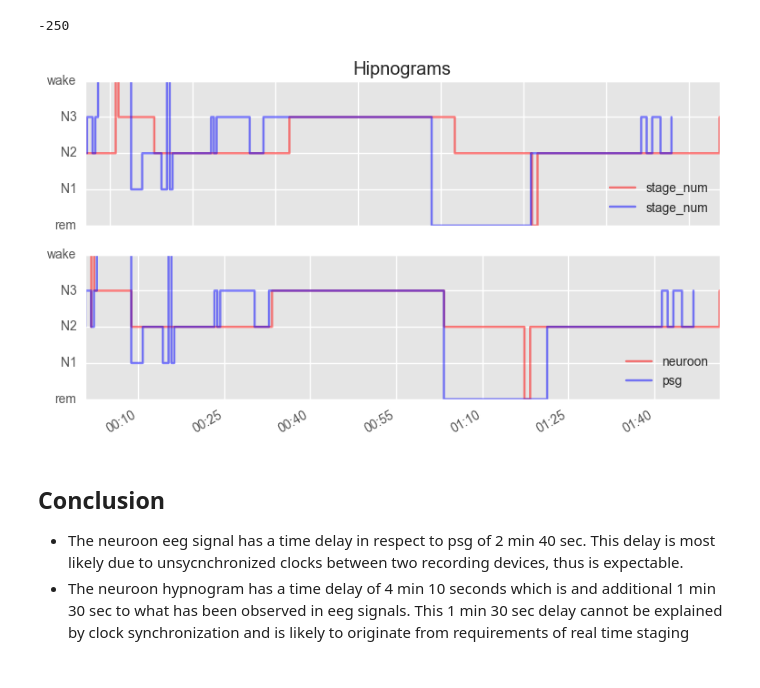
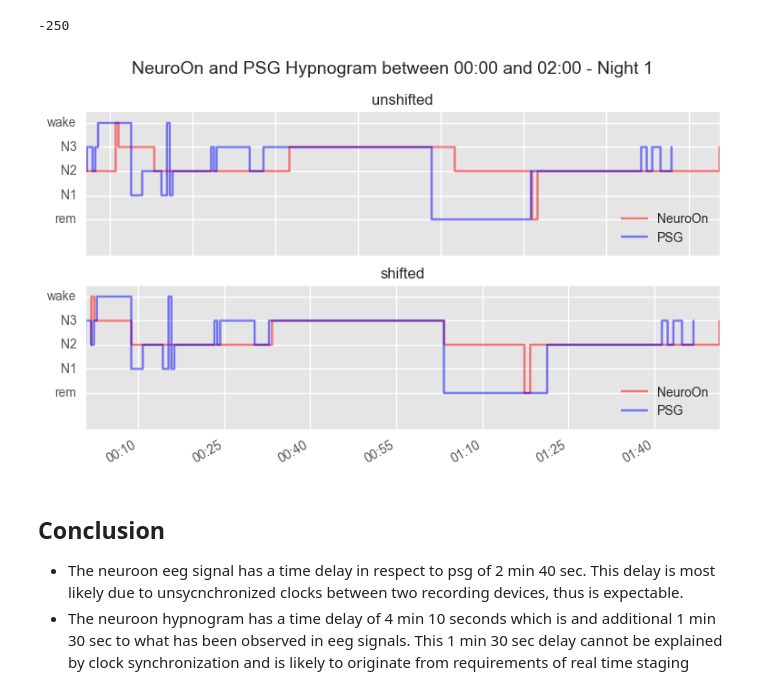
Before and after one commit to jjur/sleep_project, a Jupyter notebook: Time_synchronization.ipynb, the cells around one changed output. Drawn from its saved outputs; the diff is of its cells as text; code cells hidden in the pictures.

```diff
--- a/Time_synchronization.ipynb
+++ b/Time_synchronization.ipynb
@@ -427,7 +427,22 @@ max_overlap
 # %%
 # Compare the hipnograms with the identified time shift
 fig, axes = plt.subplots(2)
-axes[0].set_title('Hipnograms')
+
+plt.suptitle(
+    'NeuroOn and PSG Hypnogram between 00:00 and 02:00 - Night 1',
+    fontsize=14,
+    y=1.01
+)
+
+axes[0].set_title(
+    'unshifted',
+    fontsize=12
+)
+
+axes[1].set_title(
+    'shifted',
+    fontsize=12
+)
 
 start = '00:00'
 end = '02:00'
@@ -438,38 +453,64 @@ psg_hipnogram = ph.parse_psg_stages()
 
 # Select a time window
 neuroon_cut = neuroon_hipnogram.between_time(start, end)
 psg_cut = psg_hipnogram.between_time(start, end)
 
 
 # plot the original hipnograms
-axes[0].plot(neuroon_cut.index, neuroon_cut['stage_num'], color = 'r', alpha = 0.5)
-axes[0].plot(psg_cut.index, psg_cut['stage_num'], color = 'b', alpha = 0.5)
+axes[0].plot(
+    neuroon_cut.index,
+    neuroon_cut['stage_num'],
+    color = 'r',
+    alpha = 0.5,
+    label='NeuroOn'
+)
+axes[0].plot(
+    psg_cut.index,
+    psg_cut['stage_num'],
+    color = 'b',
+    alpha = 0.5,
+    label='PSG'
+)
 
 # Repeat for the time shifted hipnograms
 # Identify the max shift
 max_overlap = shift_range[np.argmax(intersection['stages_sum'])]
 
 # parse the hipnogram and add the time shift
 neuroon_hipnogram = ph.parse_neuroon_stages(permute = False,time_shift = max_overlap)
 psg_hipnogram = ph.parse_psg_stages()
 
 neuroon_cut = neuroon_hipnogram.between_time(start, end)
 psg_cut = psg_hipnogram.between_time(start, end)
 
 # Plot the shifted
-axes[1].plot(neuroon_cut.index, neuroon_cut['stage_num'], color = 'r', alpha = 0.5, label ='neuroon')
-axes[1].plot(psg_cut.index, psg_cut['stage_num'], color = 'b', alpha = 0.5, label ='psg')
+axes[1].plot(
+    neuroon_cut.index,
+    neuroon_cut['stage_num'],
+    color = 'r',
+    alpha = 0.5,
+    label = 'NeuroOn'
+)
+axes[1].plot(
+    psg_cut.index,
+    psg_cut['stage_num'],
+    color = 'b',
+    alpha = 0.5,
+    label ='PSG'
+)
 
 # Format the figure
 for ax in axes:
     ax.legend(loc = 'lower right')
     ax.set_yticks([1,2,3,4,5])
     ax.set_yticklabels(['rem','N1', 'N2', 'N3','wake'])
     ax.xaxis.set_major_formatter( DateFormatter('%H:%M') )
+    ax.set_ylim(-0.5, 5.5)
+
 
 fig.autofmt_xdate()
 # %% [output]
-[figure, old version]
+[figure, new version]
 # %% [markdown]
 Conclusion
 ----------
```
Also changed, not shown: 3 other files.
